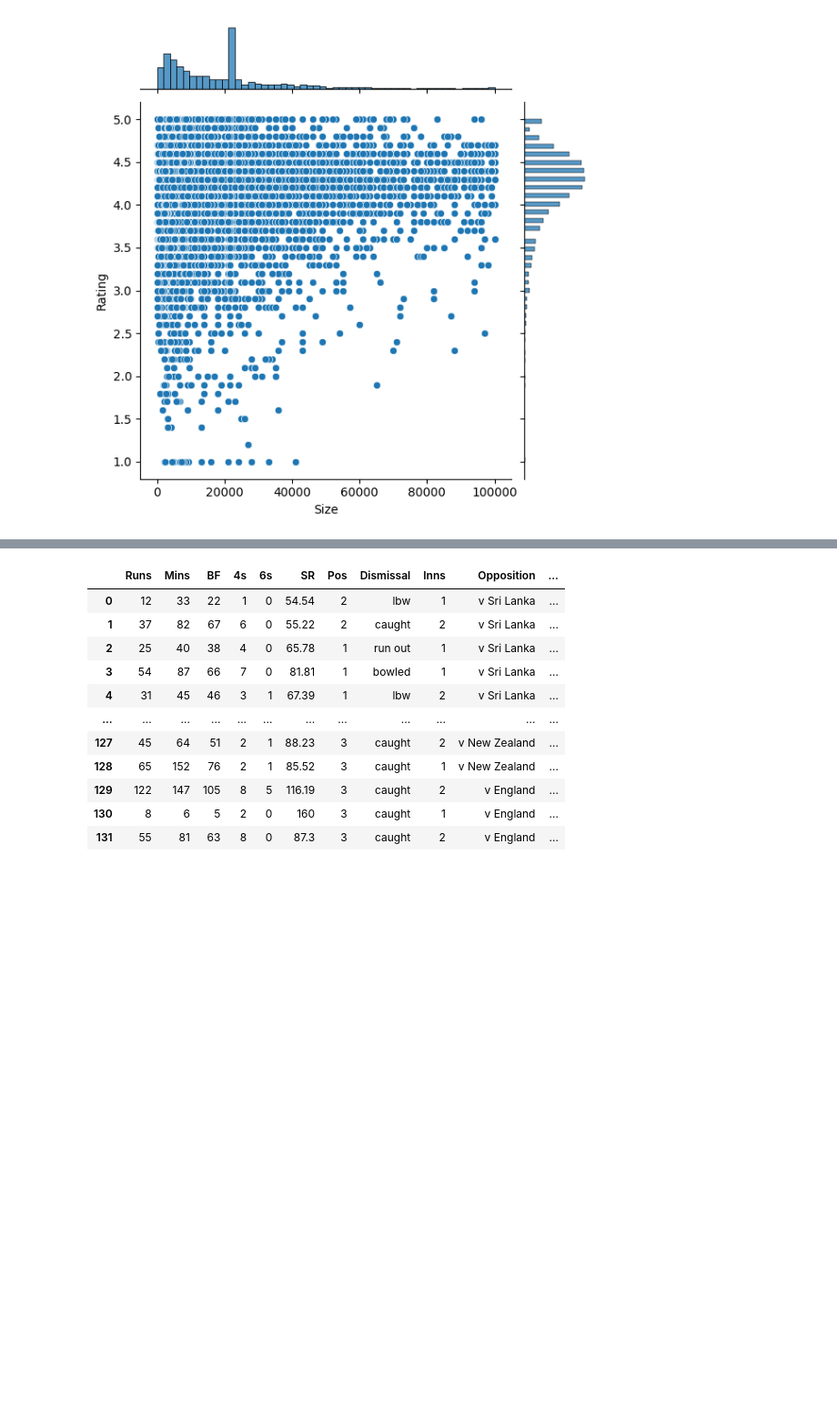
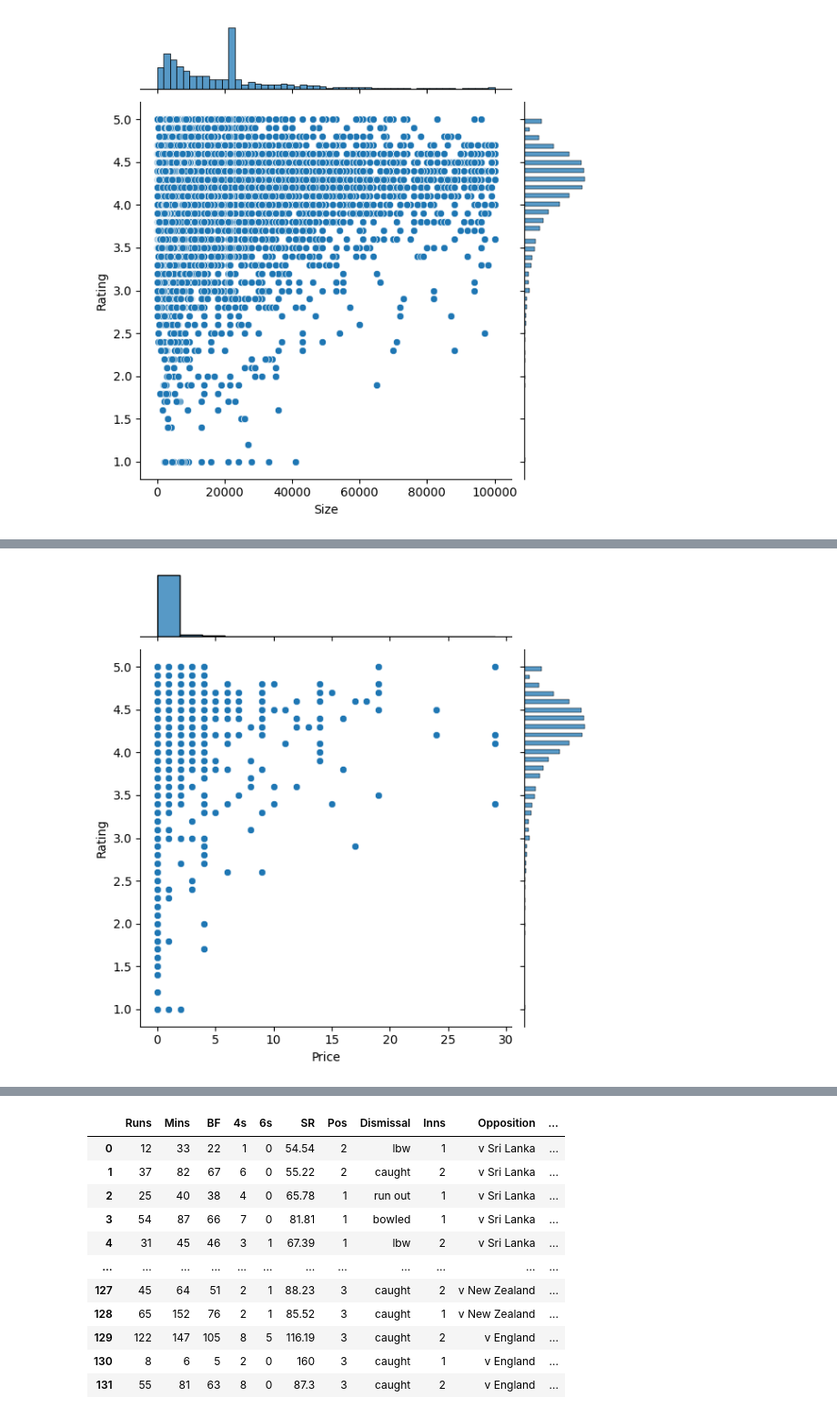
Before and after one commit to AnshumanMohapatra11121999/DataScienceAndAI-, a Jupyter notebook: DataVisualization_case_study_module.ipynb, the cells around one changed output, grey strips where cells are left out. Shown at 91% size. Cells and saved outputs as stored; diff of their text form; code cells hidden in the pictures; blank space fills up the shorter version.

```diff
--- a/DataVisualization_case_study_module.ipynb
+++ b/DataVisualization_case_study_module.ipynb
@@ -957,0 +963,6 @@ Scatterplot (Seaborn)
+# %%
+#Does price also has influence on rating lets check
+sns.jointplot(x=pldf["Price"],y=pldf["Rating"])
+plt.show()
+# %% [output]
+[figure, added]
```
Also changed, not shown: parts of 65 cells of this notebook.
